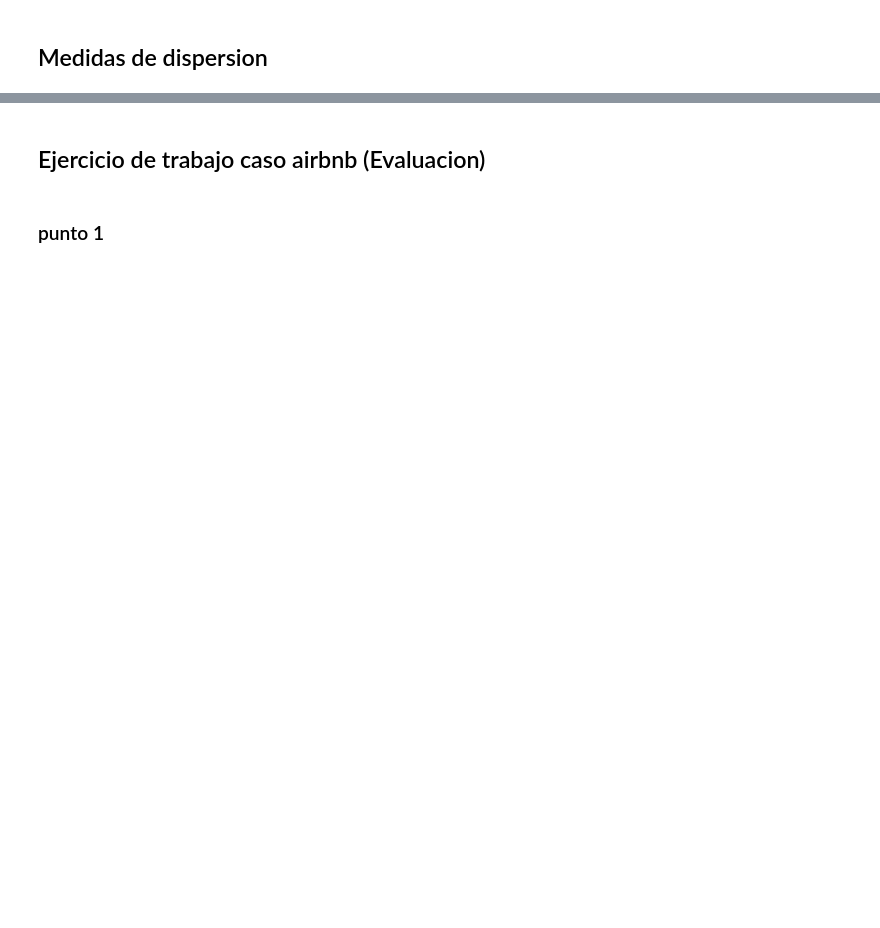
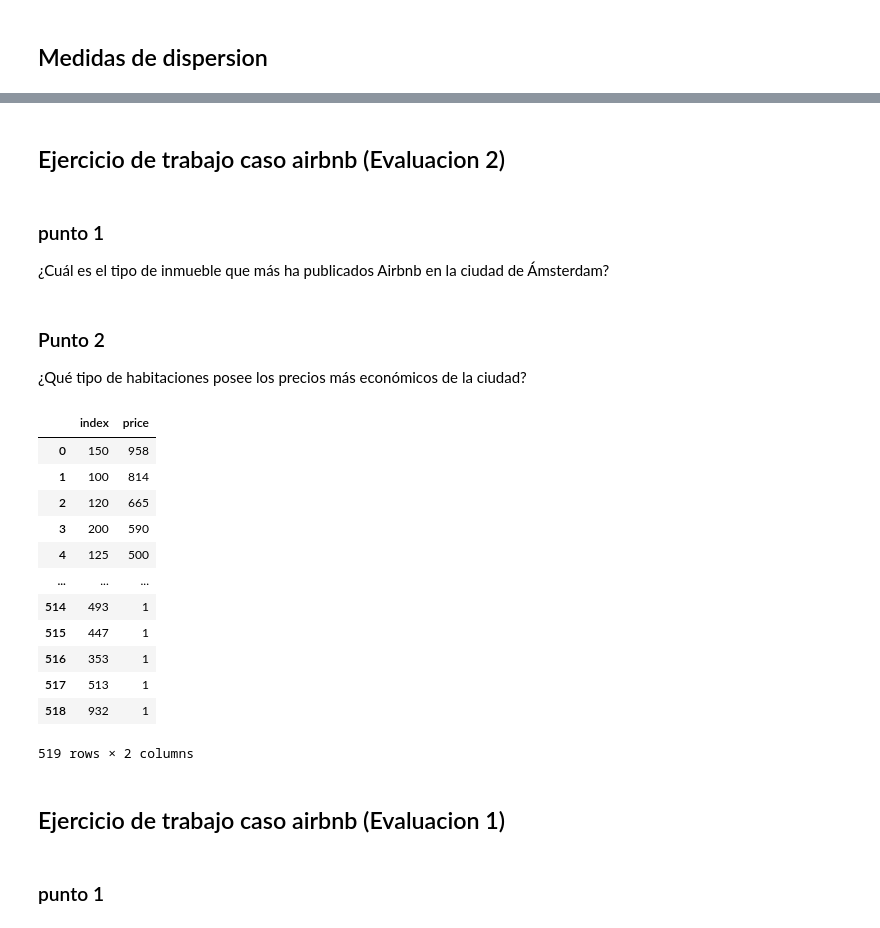
Before and after one commit to ComancheMario/Python-, a Jupyter notebook: Cursos-Py/DataSc_Spec_Andes/IntroDataSc/Semana 2/CasoRetail.ipynb, the cells around one changed output, grey strips where cells are left out. Drawn from its saved outputs; the diff is of its cells as text; code cells hidden in the pictures; blank space fills up the shorter version.

```diff
--- a/Cursos-Py/DataSc_Spec_Andes/IntroDataSc/Semana 2/CasoRetail.ipynb
+++ b/Cursos-Py/DataSc_Spec_Andes/IntroDataSc/Semana 2/CasoRetail.ipynb
@@ -200,2 +190,6 @@ data.describe()
 # %% [markdown]
-## Ejercicio de trabajo caso airbnb (Evaluacion)
+## Ejercicio de trabajo caso airbnb (Evaluacion 2)
+# %% [markdown]
+### punto 1
+
+¿Cuál es el tipo de inmueble que más ha publicados Airbnb en la ciudad de Ámsterdam?
@@ -202,3 +216,46 @@ data.describe()
+# %% [markdown]
+### Punto 2
+
+¿Qué tipo de habitaciones posee los precios más económicos de la ciudad?
+# %%
+import pandas as pd
+import plotly.express as px
+
+data = pd.read_csv('listings.csv')
+
+
+
+#buscar 'price'
+
+if 'price'and 'room_type'in data.columns:
+    data_room_type = data['room_type'].value_counts().reset_index()
+    data_price = data['price'].value_counts().reset_index()
+else:
+    raise KeyError('No se encuentra la variable solicitada')
+#eliminar nulos y ceros
+data_price = data_price[data_price['price']!=0]
+data_price = data_price.dropna(subset=['price'])
+#'price' de caracter a numerico
+data_price.astype(int)
+
+
+#cambiar nombre de columnas
+# %% [output]
+|  | index | price |
+| 0 | 150 | 958 |
+| 1 | 100 | 814 |
+| 2 | 120 | 665 |
+| 3 | 200 | 590 |
+| 4 | 125 | 500 |
+| ... | ... | ... |
+| 514 | 493 | 1 |
+| 515 | 447 | 1 |
+| 516 | 353 | 1 |
+| 517 | 513 | 1 |
+| 518 | 932 | 1 |
+519 rows × 2 columns
+# %% [markdown]
+## Ejercicio de trabajo caso airbnb (Evaluacion 1)
 # %% [markdown]
 ### punto 1
 # %%
```
Also changed, not shown: parts of 38 cells of this notebook.
